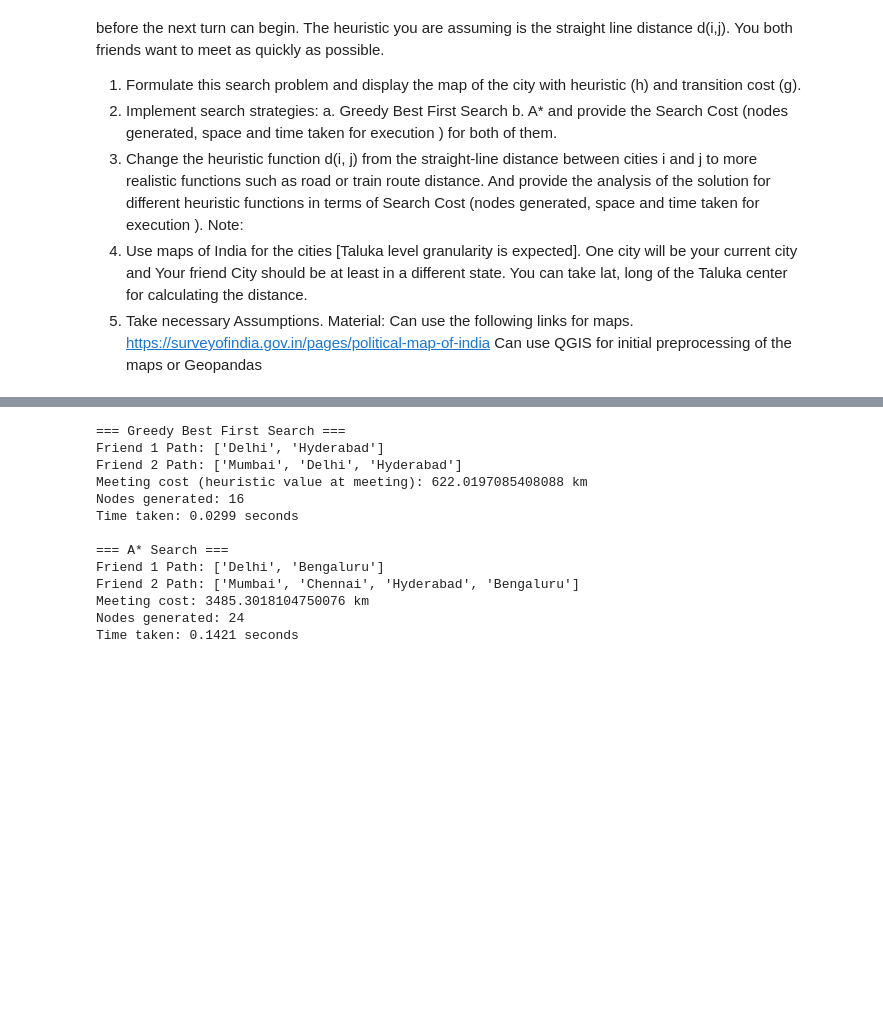
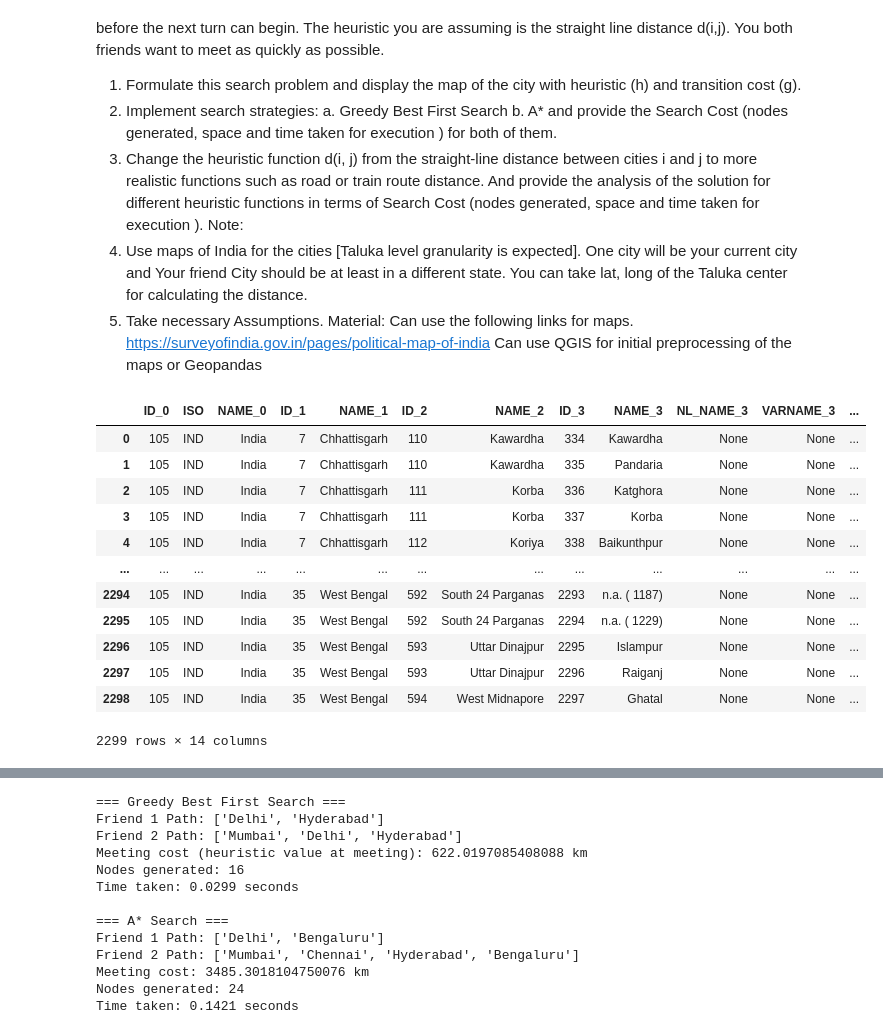
Before and after one commit to mahanteshimath/AI_ASSIGNMENT1, a Jupyter notebook: Python_Code/AI_ASSGNMENT1.ipynb, the cells around one changed output, grey strips where cells are left out. Cells and saved outputs as stored; diff of their text form; code cells hidden in the pictures; blank space fills up the shorter version.

```diff
--- a/Python_Code/AI_ASSGNMENT1.ipynb
+++ b/Python_Code/AI_ASSGNMENT1.ipynb
@@ -1119,3 +1120,23 @@ Material:
 Can use the following links for maps.
 https://surveyofindia.gov.in/pages/political-map-of-india
 Can use QGIS for initial preprocessing of the maps or Geopandas
+# %%
+import heapq
+import geopandas as gpd
+
+taluka_gdf=gpd.read_file('../data/india_taluk.geojson')
+taluka_gdf
+# %% [output]
+|  | ID_0 | ISO | NAME_0 | ID_1 | NAME_1 | ID_2 | NAME_2 | ID_3 | NAME_3 | NL_NAME_3 | VARNAME_3 | ... |
+| 0 | 105 | IND | India | 7 | Chhattisgarh | 110 | Kawardha | 334 | Kawardha | None | None | ... |
+| 1 | 105 | IND | India | 7 | Chhattisgarh | 110 | Kawardha | 335 | Pandaria | None | None | ... |
+| 2 | 105 | IND | India | 7 | Chhattisgarh | 111 | Korba | 336 | Katghora | None | None | ... |
+| 3 | 105 | IND | India | 7 | Chhattisgarh | 111 | Korba | 337 | Korba | None | None | ... |
+| 4 | 105 | IND | India | 7 | Chhattisgarh | 112 | Koriya | 338 | Baikunthpur | None | None | ... |
+| ... | ... | ... | ... | ... | ... | ... | ... | ... | ... | ... | ... | ... |
+| 2294 | 105 | IND | India | 35 | West Bengal | 592 | South 24 Parganas | 2293 | n.a. ( 1187) | None | None | ... |
+| 2295 | 105 | IND | India | 35 | West Bengal | 592 | South 24 Parganas | 2294 | n.a. ( 1229) | None | None | ... |
+| 2296 | 105 | IND | India | 35 | West Bengal | 593 | Uttar Dinajpur | 2295 | Islampur | None | None | ... |
+| 2297 | 105 | IND | India | 35 | West Bengal | 593 | Uttar Dinajpur | 2296 | Raiganj | None | None | ... |
+| 2298 | 105 | IND | India | 35 | West Bengal | 594 | West Midnapore | 2297 | Ghatal | None | None | ... |
+2299 rows × 14 columns
```
Also changed, not shown: parts of 7 cells of this notebook.
